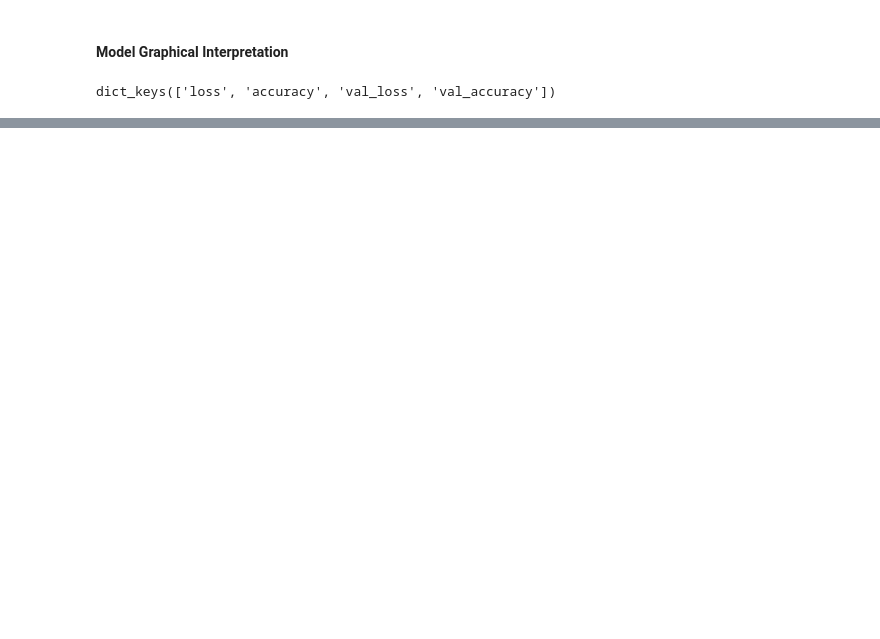
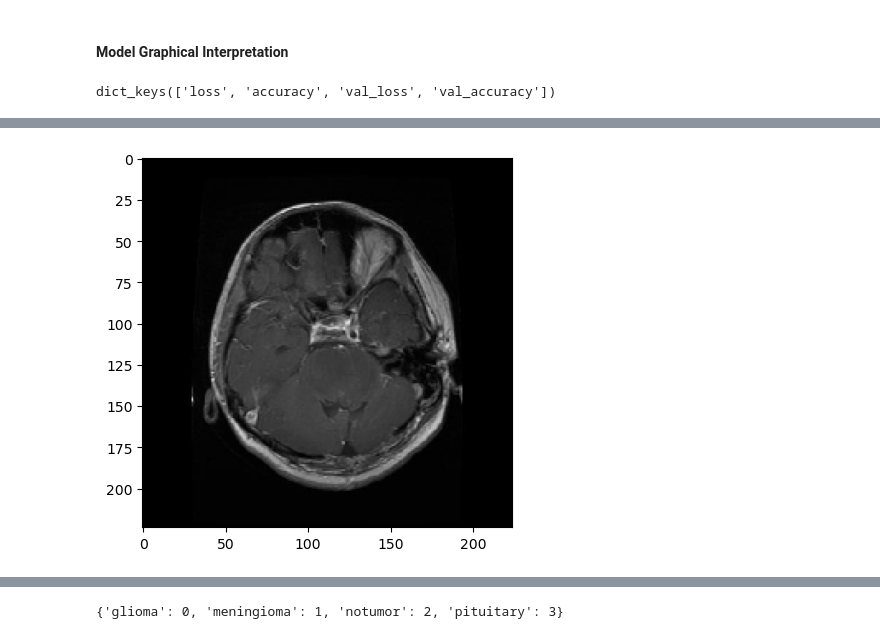
Before and after one commit to ashensasanka/Brain_Tumour_Detection, a Jupyter notebook: BrainTumourDetection.ipynb, the cells around one changed output, grey strips where cells are left out. Cells and saved outputs as stored; diff of their text form; code cells hidden in the pictures; blank space fills up the shorter version.

```diff
--- a/BrainTumourDetection.ipynb
+++ b/BrainTumourDetection.ipynb
@@ -187,0 +191,3 @@ plt.show()
+# %%
+from keras.models import load_model
+model = load_model('C:/Users/ashen/Downloads/ML-projects/bestmodel.h5')
@@ -187,0 +204,29 @@ plt.show()
+# %%
+path = 'C:/Users/ashen/Downloads/ML-projects/brain-tumor-mri-dataset/Testing/glioma/Te-gl_0010.jpg'
+
+img = load_img(path, target_size=(224,224))
+input_arr = img_to_array(img)/255
+
+plt.imshow(input_arr)
+plt.show()
+
+input_arr.shape
+
+input_arr = np.expand_dims(input_arr, axis=0)
+
+pred = model.predict(input_arr)[0][0]
+pred
+
+if pred==0:
+    print("The MRI detect glioma")
+
+elif pred==1:
+    print("The MRI detect meningioma")
+
+elif pred==2:
+    print("The MRI detect notumor")
+
+else:
+    print("The MRI detect pituitary")
+# %% [output]
+[figure, added]
@@ -187,0 +235,4 @@ plt.show()
+# %%
+train_data.class_indices
+# %% [output]
+{'glioma': 0, 'meningioma': 1, 'notumor': 2, 'pituitary': 3}
```
Also changed, not shown: parts of 27 cells of this notebook, 1 other file.
